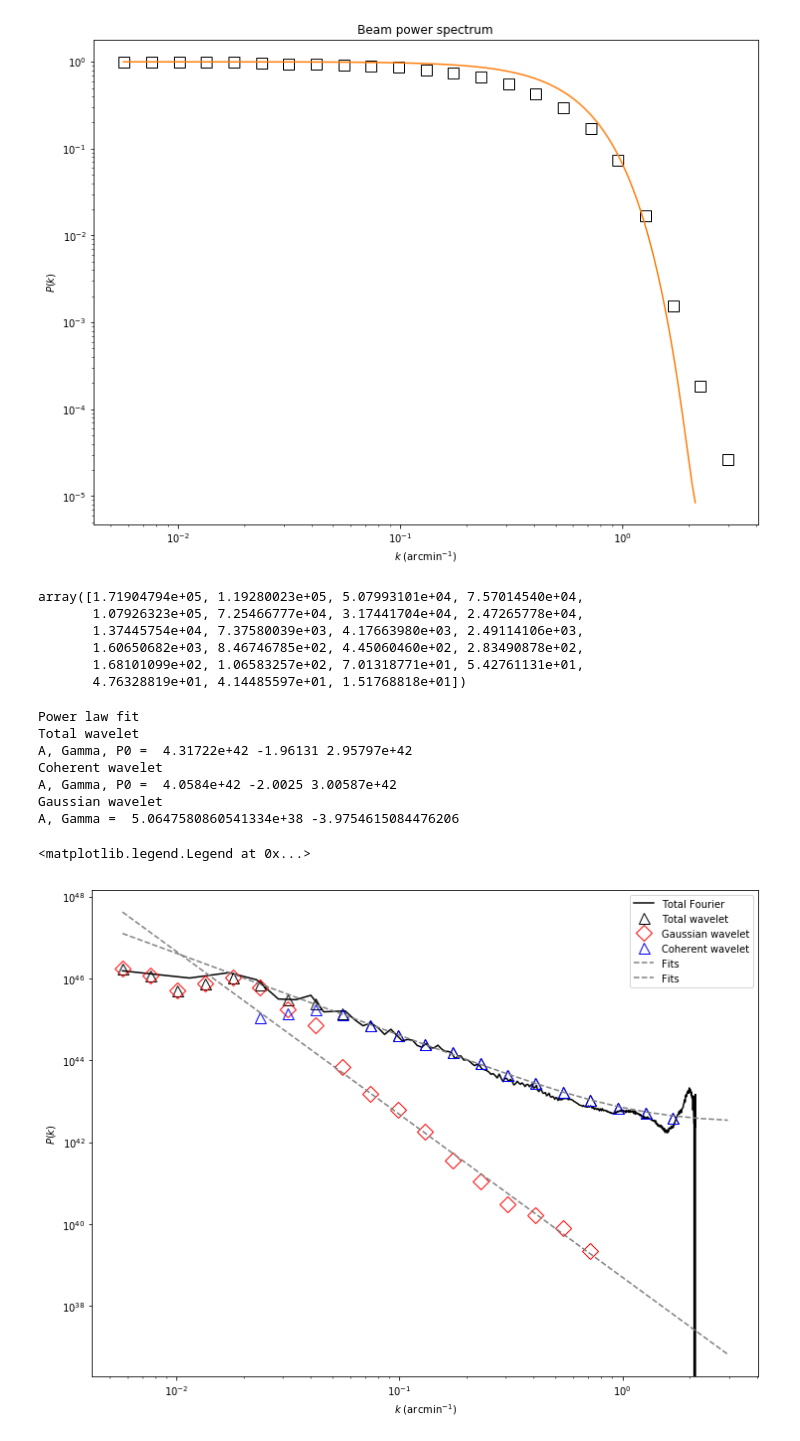
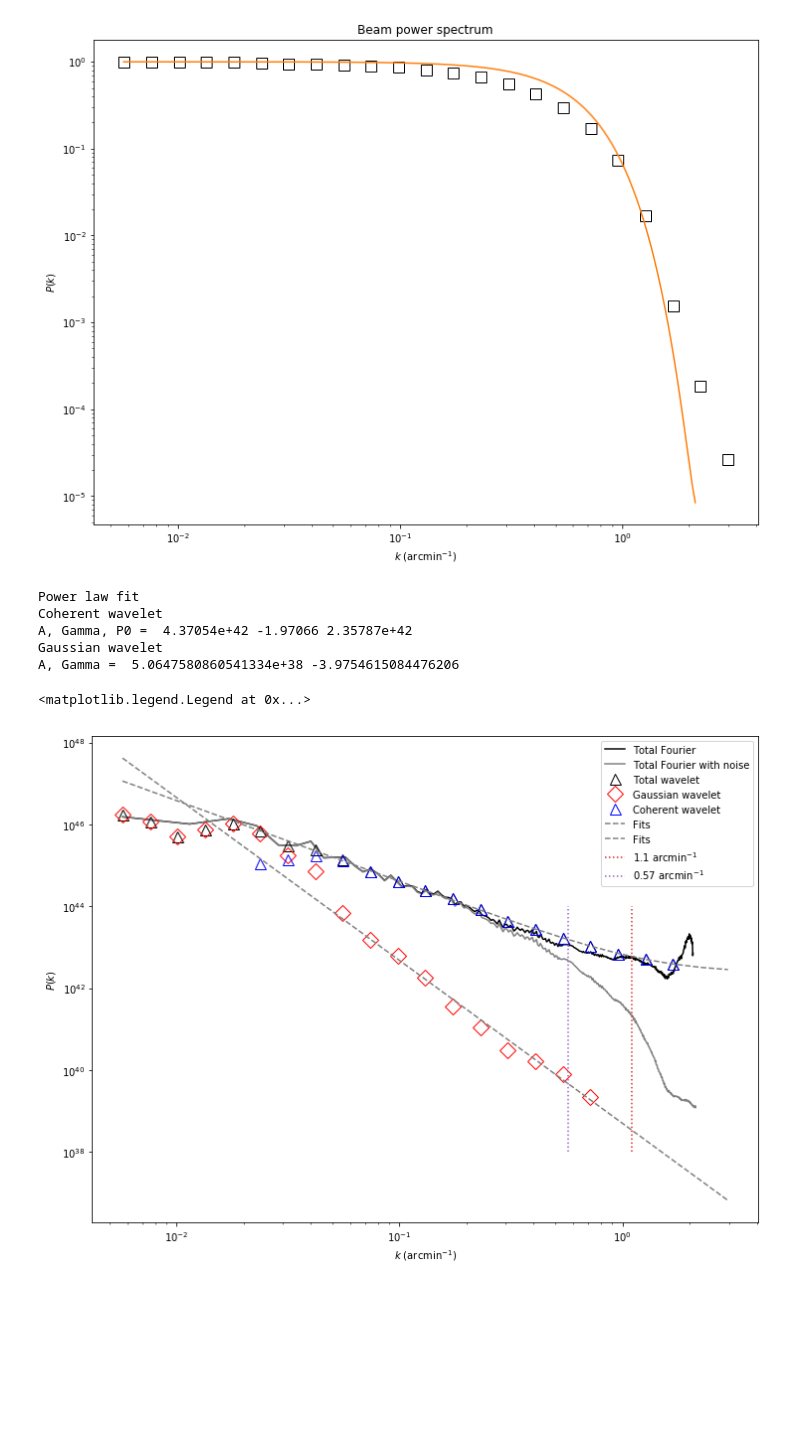
Before and after one commit to jfrob27/M1stage2020, a Jupyter notebook: Perseus.ipynb, the cells around one changed output. Cells and saved outputs as stored; diff of their text form; code cells hidden in the pictures; blank space fills up the shorter version.

```diff
--- a/Perseus.ipynb
+++ b/Perseus.ipynb
@@ -185,61 +195,51 @@ plt.title('Beam power spectrum')
 # %% [output]
 Text(0.5, 1.0, 'Beam power spectrum')
 [figure]
-# %%
-S1a[0,:]/BS1an/1e41
-# %% [output]
-array([1.71904794e+05, 1.19280023e+05, 5.07993101e+04, 7.57014540e+04,
-       1.07926323e+05, 7.25466777e+04, 3.17441704e+04, 2.47265778e+04,
-       1.37445754e+04, 7.37580039e+03, 4.17663980e+03, 2.49114106e+03,
-       1.60650682e+03, 8.46746785e+02, 4.45060460e+02, 2.83490878e+02,
-       1.68101099e+02, 1.06583257e+02, 7.01318771e+01, 5.42761131e+01,
-       4.76328819e+01, 4.14485597e+01, 1.51768818e+01])
 # %%
 Noise = spec_k[-1]
 
 #Power spectra fits
 A_gauss, gamma_gauss, P0_gauss = -0.949783e+36, 1.29555, 0.539171e+41
 fit_gauss=A_gauss*wav_k**gamma_gauss+P0_gauss
-A_cohe, gamma_cohe, P0_cohe = 40.5840e+41, -2.00250, 30.0587e+41
+A_cohe, gamma_cohe, P0_cohe = 43.7054e+41, -1.97066, 23.5787e+41
 fit_cohe=A_cohe*wav_k**gamma_cohe+P0_cohe
-A_spec, gamma_spec, P0_spec = 43.1722e+41, -1.96131, 29.5797e+41
-fit_spec=A_spec*wav_k**gamma_spec+P0_spec
 
 A, cov = np.polyfit(np.log(wav_k[8:17]), np.log(S1a[2,8:17]/BS1an[8:17]),deg=1,cov=True)
 fit_gauss = np.exp(A[1])*wav_k**A[0]
 
 print('Power law fit')
-print('Total wavelet')
-print('A, Gamma, P0 = ', A_spec, gamma_spec, P0_spec)
 print('Coherent wavelet')
 print('A, Gamma, P0 = ', A_cohe, gamma_cohe, P0_cohe)
 print('Gaussian wavelet')
 #print('A, Gamma, P0 = ', A_gauss, gamma_gauss, P0_gauss)
 print('A, Gamma = ', np.exp(A[1]), A[0])
 
 plt.figure(figsize(12,9))
-plt.plot(tab_k, (spec_k-Noise)/spec_beamn, color='black',label=r'Total Fourier')
-#plt.plot(tab_k, spec_k, color='grey',label=r'Total Fourier with noise')
+plt.plot(tab_k[:-10], (spec_k[:-10]-Noise)/spec_beamn[:-10], color='black',label=r'Total Fourier')
+plt.plot(tab_k, spec_k, color='grey',label=r'Total Fourier with noise')
 plt.plot(wav_k, (S1a[0,:]-Noise)/BS1an,'^', markersize = 11, markerfacecolor='none', markeredgecolor='black', label='Total wavelet')
 plt.plot(wav_k, (S1a[2,:]-Noise)/BS1an,'D', markersize = 11, markerfacecolor='none', markeredgecolor='red', label='Gaussian wavelet')
 plt.plot(wav_k, (S1a[1,:]-Noise)/BS1an,'^', markersize = 11, markerfacecolor='none', markeredgecolor='blue', label='Coherent wavelet')
 
 plt.plot(wav_k, fit_gauss, color='grey', ls='--', lw=1.5, label=r'Fits')
 plt.plot(wav_k, fit_cohe, color='grey', ls='--', lw=1.5, label=r'Fits')
 #plt.plot(wav_k, fit_spec, color='grey', ls='--', lw=1.5, label=r'Fits')
 
+x1=1.1
+plt.plot([x1,x1],[1e38,1e44], ls=':', label=np.str(x1)+' arcmin$^{-1}$')
+x2=0.57
+plt.plot([x2,x2],[1e38,1e44], ls=':', label=np.str(x2)+' arcmin$^{-1}$')
+
 plt.xscale('log')
 plt.yscale('log')
 plt.xlabel(r'$k$ (arcmin$^{-1}$)')
 plt.ylabel(r'$P(k)$')
 plt.legend()
 # %% [output]
 Power law fit
-Total wavelet
-A, Gamma, P0 =  4.31722e+42 -1.96131 2.95797e+42
 Coherent wavelet
-A, Gamma, P0 =  4.0584e+42 -2.0025 3.00587e+42
+A, Gamma, P0 =  4.37054e+42 -1.97066 2.35787e+42
 Gaussian wavelet
 A, Gamma =  5.0647580860541334e+38 -3.9754615084476206
 <matplotlib.legend.Legend at 0x...>
-[figure, old version]
+[figure, new version]
```
Also changed, not shown: parts of 6 cells of this notebook, 5 other files.
